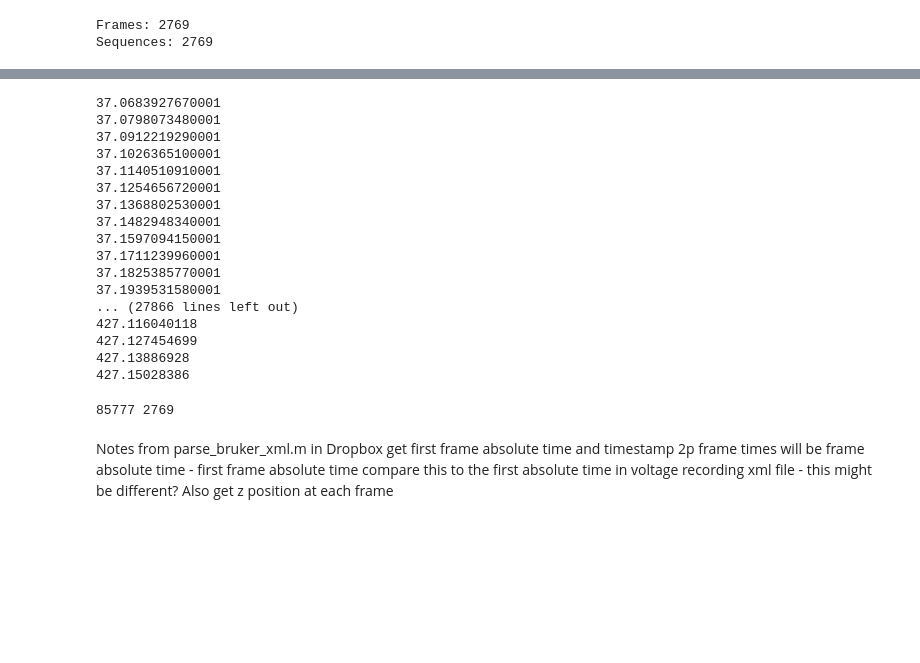
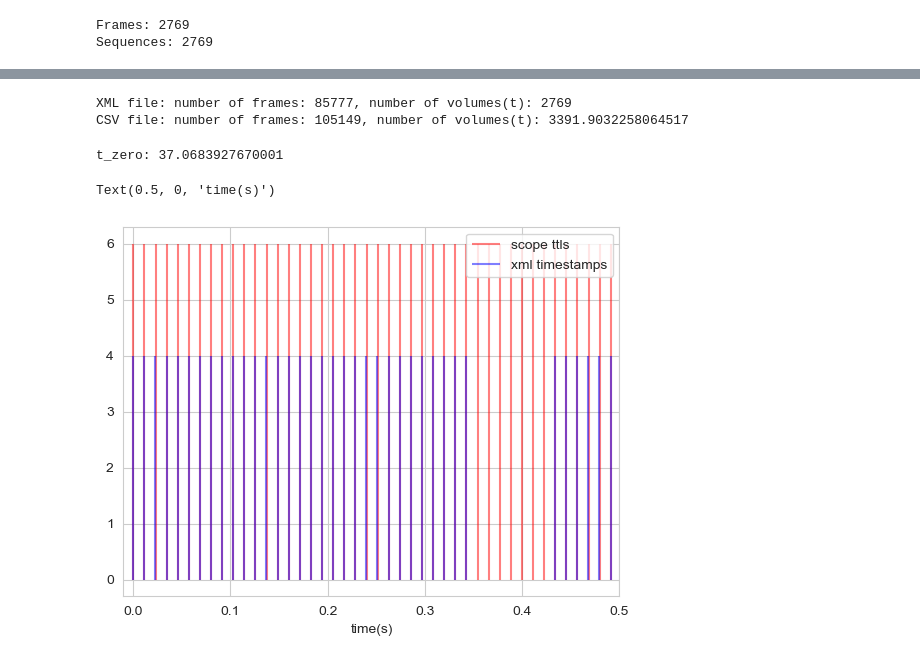
Before and after one commit to ptarabishi/maui_codebook, a Jupyter notebook: notebooks/2026_01_05_timesynch.ipynb, the cells around one changed output, grey strips where cells are left out. Cells and saved outputs as stored; diff of their text form; code cells hidden in the pictures; blank space fills up the shorter version.

Commit message:
pulling timeseries data from xml files

```diff
--- a/notebooks/2026_01_05_timesynch.ipynb
+++ b/notebooks/2026_01_05_timesynch.ipynb
@@ -90,35 +72,24 @@ root.iter('Frame')
-# %%
-for element in root.iter("Frame"):
-    print(element.attrib['absoluteTime'])
-# %% [output]
-37.0683927670001
-37.0798073480001
-37.0912219290001
-37.1026365100001
-37.1140510910001
-37.1254656720001
-37.1368802530001
-37.1482948340001
-37.1597094150001
-37.1711239960001
-37.1825385770001
-37.1939531580001
-... (27866 lines left out)
-427.116040118
-427.127454699
-427.13886928
-427.15028386
 # %%
-frame_starts = []
+csv_frames = scope_timestamps
+
+tree = ET.parse(xml_file)
+root = tree.getroot()
+frames = [x.find("Frame") for x in root]
+sequences = [x.find("Sequence") for x in root]
+
+xml_frames = []
+fr_index = []
 for element in root.iter("Frame"):
-    frame_starts.append(element.attrib['absoluteTime'])
+    time = float(element.attrib['absoluteTime'])
+    # print(time)
+    xml_frames.append(time)
+    fr_index.append(element.attrib['index'])
 
-print(len(frame_starts), len(frames))
+# from xml file
+print(f'XML file: number of frames: {len(xml_frames)}, number of volumes(t): {len(frames)}')
+# from csv file
+csv_volumes = len(csv_frames)/31
+print(f'CSV file: number of frames: {len(csv_frames)}, number of volumes(t): {csv_volumes}')
 # %% [output]
-85777 2769
+XML file: number of frames: 85777, number of volumes(t): 2769
+CSV file: number of frames: 105149, number of volumes(t): 3391.9032258064517
-# %% [markdown]
-Notes from parse_bruker_xml.m in Dropbox
-get first frame absolute time  and timestamp
-2p frame times will be frame absolute time - first frame absolute time
-compare this to the first absolute time in voltage recording xml file - this might be different?
-Also get z position at each frame
@@ -126,0 +96,29 @@ Also get z position at each frame
+# %%
+# The number that matches exactly is xml_frames
+# pulling the number of absoluteTimes from the xml
+xml_timeseries = []
+t_zero = xml_frames[0]
+print(f't_zero: {t_zero}')
+
+for fr in xml_frames:
+  xml_timeseries.append(fr-t_zero)
+
+# xml_timeseries saves out the correct frame start with first frame at time 0\
+# parse_bruker_xml.m uses this method as well
+
+# how well does this match csv timestamps?
+# %% [output]
+t_zero: 37.0683927670001
+# %%
+csv_frames = csv_frames/1000
+# csv is in ms
+# xml is in seconds
+# %%
+plt.vlines(csv_frames, 0, 6, colors='red', alpha=0.5, label='scope ttls')
+plt.vlines(xml_timeseries, 0, 4, colors='blue', alpha=0.5, label='xml timestamps')
+plt.legend()
+plt.xlim(-0.01, .5)
+plt.xlabel('time(s)')
+# %% [output]
+Text(0.5, 0, 'time(s)')
+[figure, added]
```
Also changed, not shown: parts of 13 cells of this notebook.
